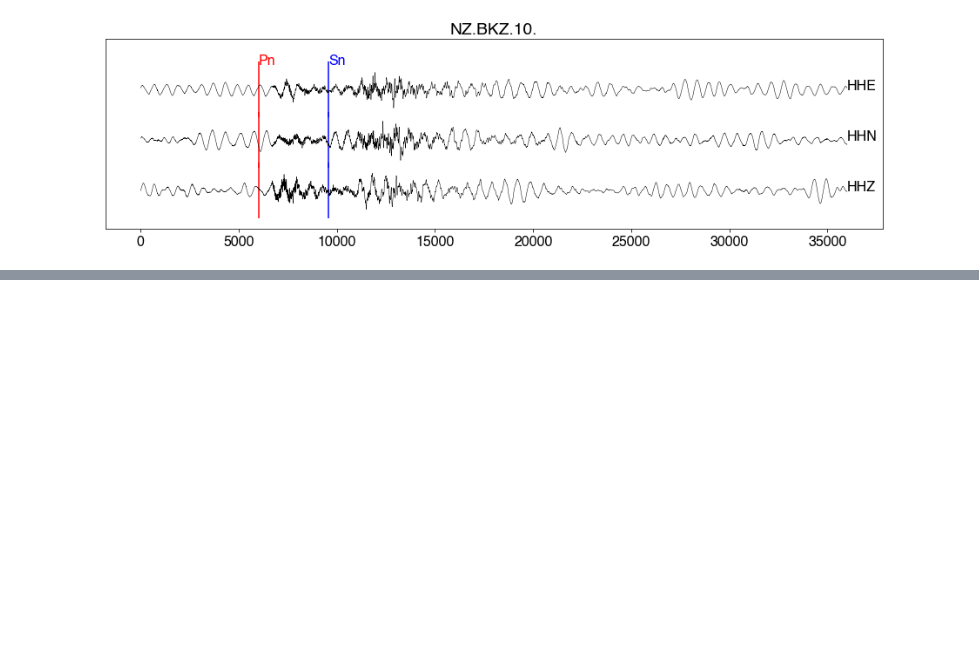
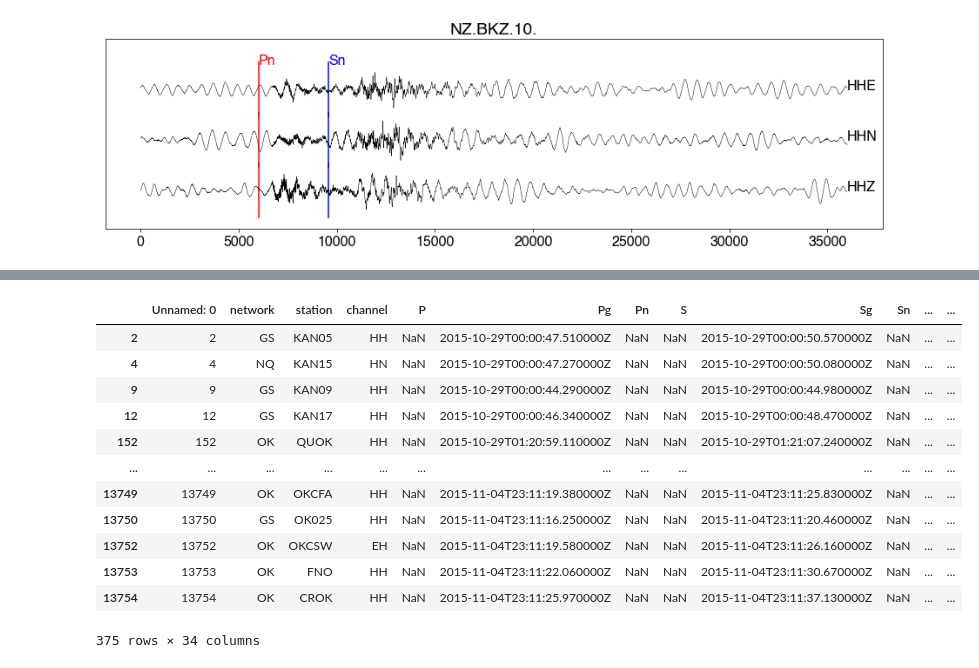
Before and after one commit to albertleonardo/Pn, a Jupyter notebook: Example data.ipynb, the cells around one changed output, grey strips where cells are left out. Cells and saved outputs as stored; diff of their text form; code cells hidden in the pictures; blank space fills up the shorter version.

```diff
--- a/Example data.ipynb
+++ b/Example data.ipynb
@@ -144,0 +352,17 @@ for i in range(5):
+# %%
+pgdf = df[(df['Pg']!='NaN')&(df['Sg']!='NaN')]
+pgdf
+# %% [output]
+|  | Unnamed: 0 | network | station | channel | P | Pg | Pn | S | Sg | Sn | ... | ... |
+| 2 | 2 | GS | KAN05 | HH | NaN | 2015-10-29T00:00:47.510000Z | NaN | NaN | 2015-10-29T00:00:50.570000Z | NaN | ... | ... |
+| 4 | 4 | NQ | KAN15 | HN | NaN | 2015-10-29T00:00:47.270000Z | NaN | NaN | 2015-10-29T00:00:50.080000Z | NaN | ... | ... |
+| 9 | 9 | GS | KAN09 | HH | NaN | 2015-10-29T00:00:44.290000Z | NaN | NaN | 2015-10-29T00:00:44.980000Z | NaN | ... | ... |
+| 12 | 12 | GS | KAN17 | HH | NaN | 2015-10-29T00:00:46.340000Z | NaN | NaN | 2015-10-29T00:00:48.470000Z | NaN | ... | ... |
+| 152 | 152 | OK | QUOK | HH | NaN | 2015-10-29T01:20:59.110000Z | NaN | NaN | 2015-10-29T01:21:07.240000Z | NaN | ... | ... |
+| ... | ... | ... | ... | ... | ... | ... | ... | ... | ... | ... | ... | ... |
+| 13749 | 13749 | OK | OKCFA | HH | NaN | 2015-11-04T23:11:19.380000Z | NaN | NaN | 2015-11-04T23:11:25.830000Z | NaN | ... | ... |
+| 13750 | 13750 | GS | OK025 | HH | NaN | 2015-11-04T23:11:16.250000Z | NaN | NaN | 2015-11-04T23:11:20.460000Z | NaN | ... | ... |
+| 13752 | 13752 | OK | OKCSW | EH | NaN | 2015-11-04T23:11:19.580000Z | NaN | NaN | 2015-11-04T23:11:26.160000Z | NaN | ... | ... |
+| 13753 | 13753 | OK | FNO | HH | NaN | 2015-11-04T23:11:22.060000Z | NaN | NaN | 2015-11-04T23:11:30.670000Z | NaN | ... | ... |
+| 13754 | 13754 | OK | CROK | HH | NaN | 2015-11-04T23:11:25.970000Z | NaN | NaN | 2015-11-04T23:11:37.130000Z | NaN | ... | ... |
+375 rows × 34 columns
```
Also changed, not shown: parts of 18 cells of this notebook.
